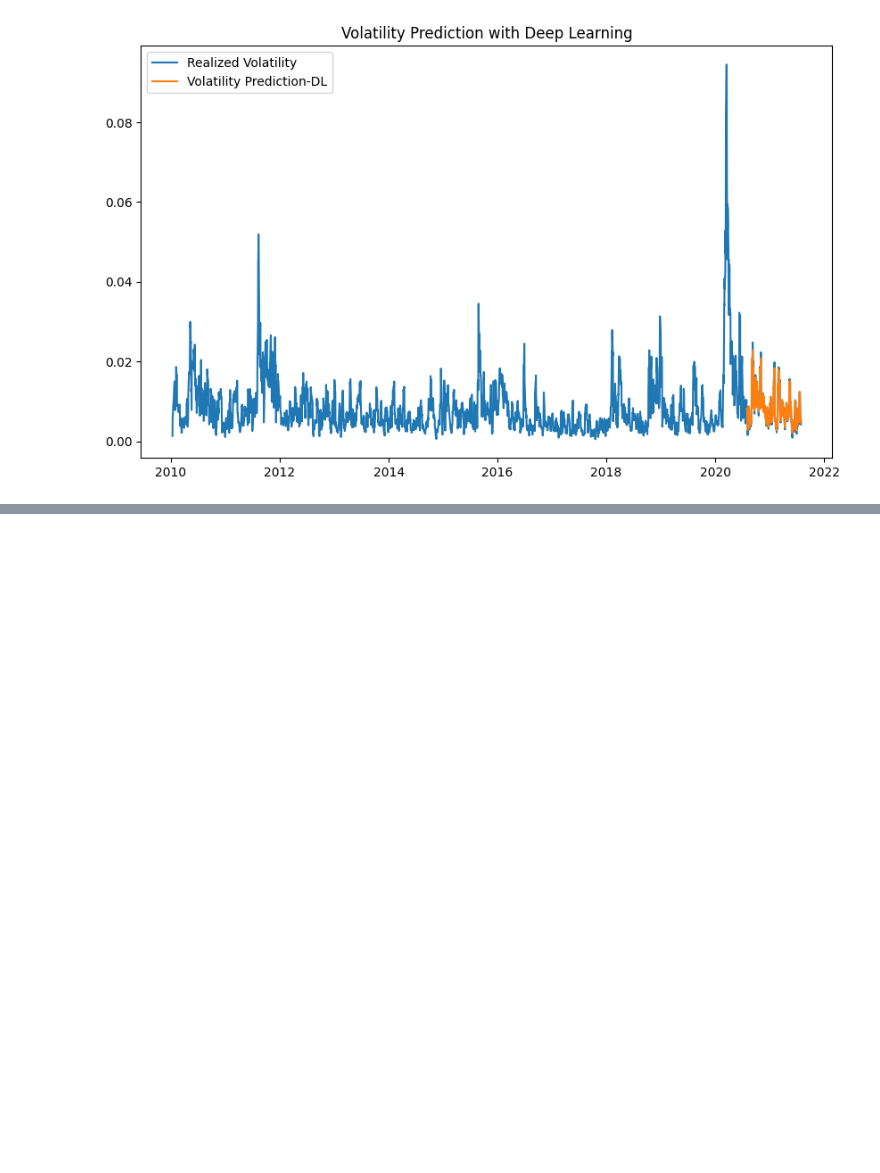
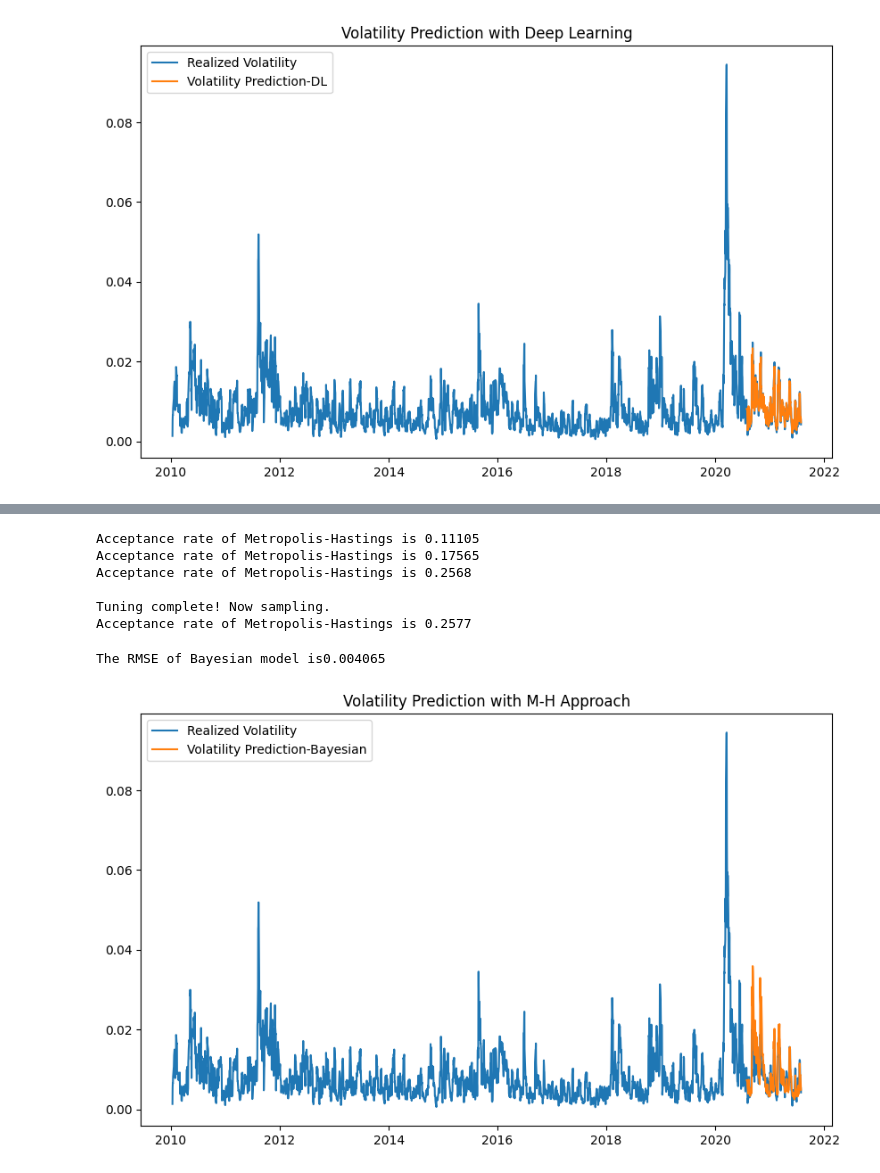
Before and after one commit to donmany85/Risk, a Jupyter notebook: ch4_ML_Based_VolatilityPrediction.ipynb, the cells around one changed output, grey strips where cells are left out. Cells and saved outputs as stored; diff of their text form; code cells hidden in the pictures; blank space fills up the shorter version.

```diff
--- a/ch4_ML_Based_VolatilityPrediction.ipynb
+++ b/ch4_ML_Based_VolatilityPrediction.ipynb
@@ -645,0 +756,28 @@ P=[[]]
+# %%
+bayesian_prediction=model.predict_is(n, fit_method='M-H')
+# %% [output]
+Acceptance rate of Metropolis-Hastings is 0.11105
+Acceptance rate of Metropolis-Hastings is 0.17565
+Acceptance rate of Metropolis-Hastings is 0.2568
+
+Tuning complete! Now sampling.
+Acceptance rate of Metropolis-Hastings is 0.2577
+# %%
+bayesian_RMSE=np.sqrt(mse(realized_vol.iloc[-n:]/100,
+bayesian_prediction.values/100))
+print('The RMSE of Bayesian model is{:.6f}'.format(bayesian_RMSE))
+# %% [output]
+The RMSE of Bayesian model is0.004065
+# %%
+bayesian_prediction.index=ret.iloc[-n:].index
+# %%
+plt.figure(figsize=(10,6))
+plt.plot(realized_vol/100,
+label='Realized Volatility')
+plt.plot(bayesian_prediction['Series']/100,
+label='Volatility Prediction-Bayesian')
+plt.title('Volatility Prediction with M-H Approach', fontsize=12)
+plt.legend()
+plt.show()
+# %% [output]
+[figure, added]
```
Also changed, not shown: parts of 21 cells of this notebook, 2 other files.
